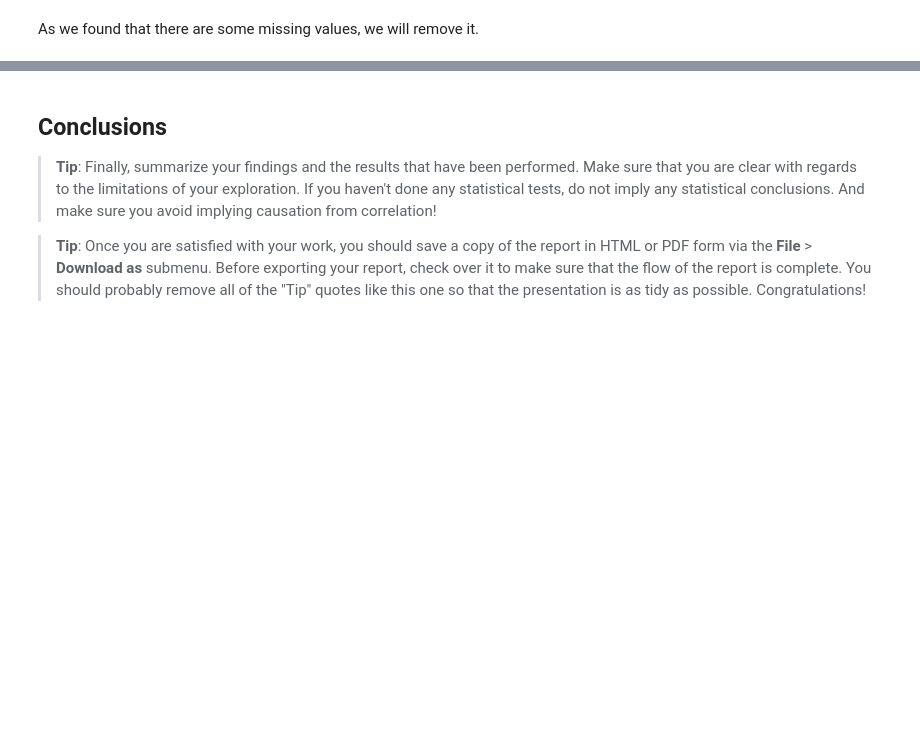
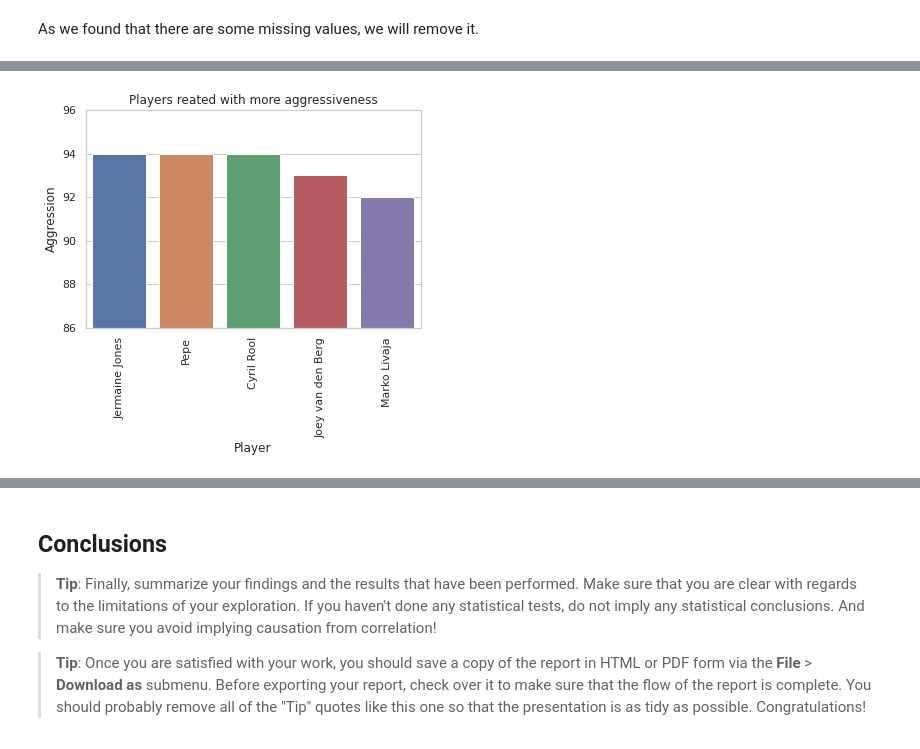
Before and after one commit to uiansol/soccer-data-analysis, a Jupyter notebook: european-soccer-analysis.ipynb, the cells around one changed output, grey strips where cells are left out. Cells and saved outputs as stored; diff of their text form; code cells hidden in the pictures; blank space fills up the shorter version.

```diff
--- a/european-soccer-analysis.ipynb
+++ b/european-soccer-analysis.ipynb
@@ -133,0 +119,12 @@ fig.set(xlabel='Player', ylabel='Rating', title='Best Players on Europe');
+# %%
+# Sorting by penalties and geting the the important values
+top_players_aggression = players.sort_values(by=['aggression'], ascending=False)[:5][['player_name', 'aggression']]
+# %%
+# Ploting player vs aggression
+sns.set_theme(style='whitegrid')
+fig = sns.barplot(x='player_name', y='aggression', data=top_players_aggression)
+plt.setp(fig.get_xticklabels(), rotation=90)
+plt.ylim(86, 96)
+fig.set(xlabel='Player', ylabel='Aggression', title='Players reated with more aggressiveness');
+# %% [output]
+[figure, added]
```
Also changed, not shown: parts of 24 cells of this notebook.
